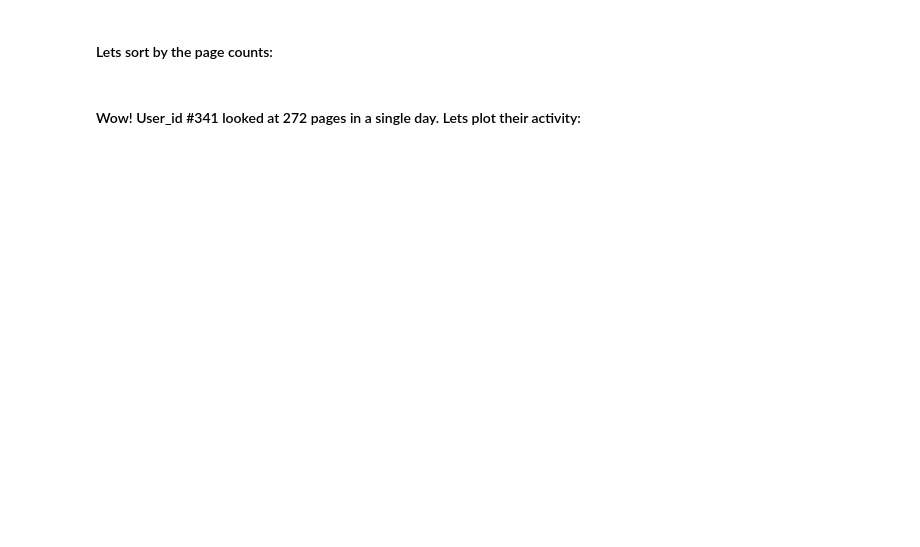
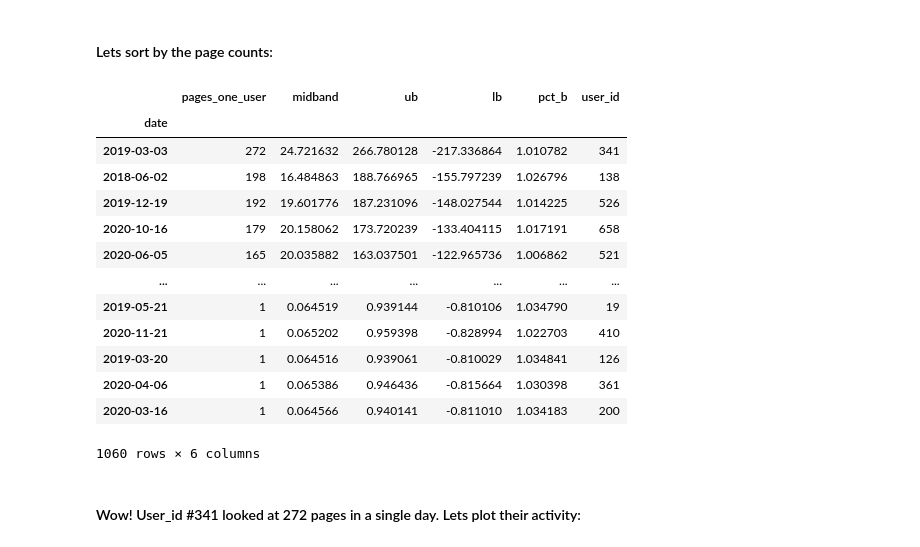
Before and after one commit to lewisalexia/anomaly-detection-exercises, a Jupyter notebook: ad_timeseries_lesson.ipynb, the cells around one changed output. Cells and saved outputs as stored; diff of their text form; code cells hidden in the pictures; blank space fills up the shorter version.

```diff
--- a/ad_timeseries_lesson.ipynb
+++ b/ad_timeseries_lesson.ipynb
@@ -410,4 +631,22 @@ k = 3.5
 # %% [markdown]
 #### Lets sort by the page counts:
+# %%
+# sort anomalies users by page counts in the entire DF
+anomalies.sort_values(by='pages_one_user', ascending=False)
+# %% [output]
+|  | pages_one_user | midband | ub | lb | pct_b | user_id |
+| date |  |  |  |  |  |  |
+| 2019-03-03 | 272 | 24.721632 | 266.780128 | -217.336864 | 1.010782 | 341 |
+| 2018-06-02 | 198 | 16.484863 | 188.766965 | -155.797239 | 1.026796 | 138 |
+| 2019-12-19 | 192 | 19.601776 | 187.231096 | -148.027544 | 1.014225 | 526 |
+| 2020-10-16 | 179 | 20.158062 | 173.720239 | -133.404115 | 1.017191 | 658 |
+| 2020-06-05 | 165 | 20.035882 | 163.037501 | -122.965736 | 1.006862 | 521 |
+| ... | ... | ... | ... | ... | ... | ... |
+| 2019-05-21 | 1 | 0.064519 | 0.939144 | -0.810106 | 1.034790 | 19 |
+| 2020-11-21 | 1 | 0.065202 | 0.959398 | -0.828994 | 1.022703 | 410 |
+| 2019-03-20 | 1 | 0.064516 | 0.939061 | -0.810029 | 1.034841 | 126 |
+| 2020-04-06 | 1 | 0.065386 | 0.946436 | -0.815664 | 1.030398 | 361 |
+| 2020-03-16 | 1 | 0.064566 | 0.940141 | -0.811010 | 1.034183 | 200 |
+1060 rows × 6 columns
 # %% [markdown]
 #### Wow! User_id #341 looked at 272 pages in a single day. Lets plot their activity:
```
Also changed, not shown: parts of 25 cells of this notebook.
